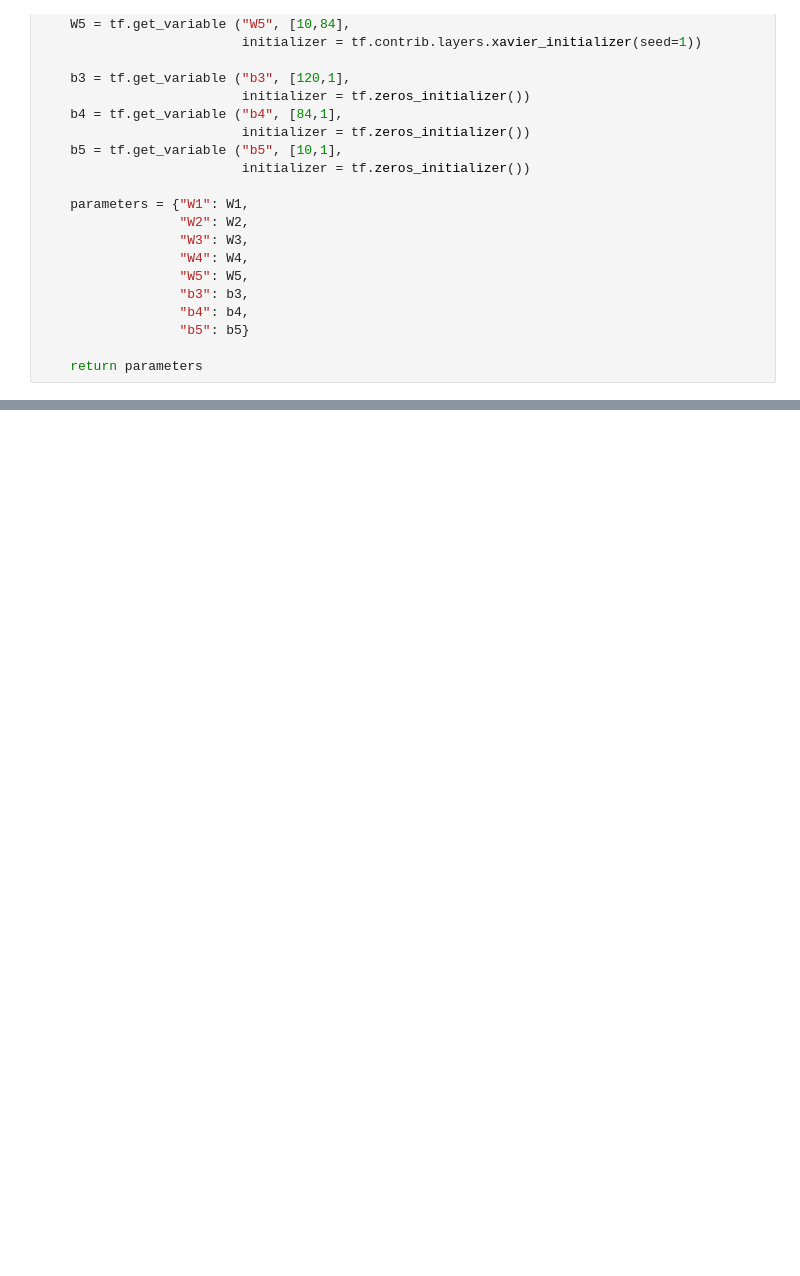
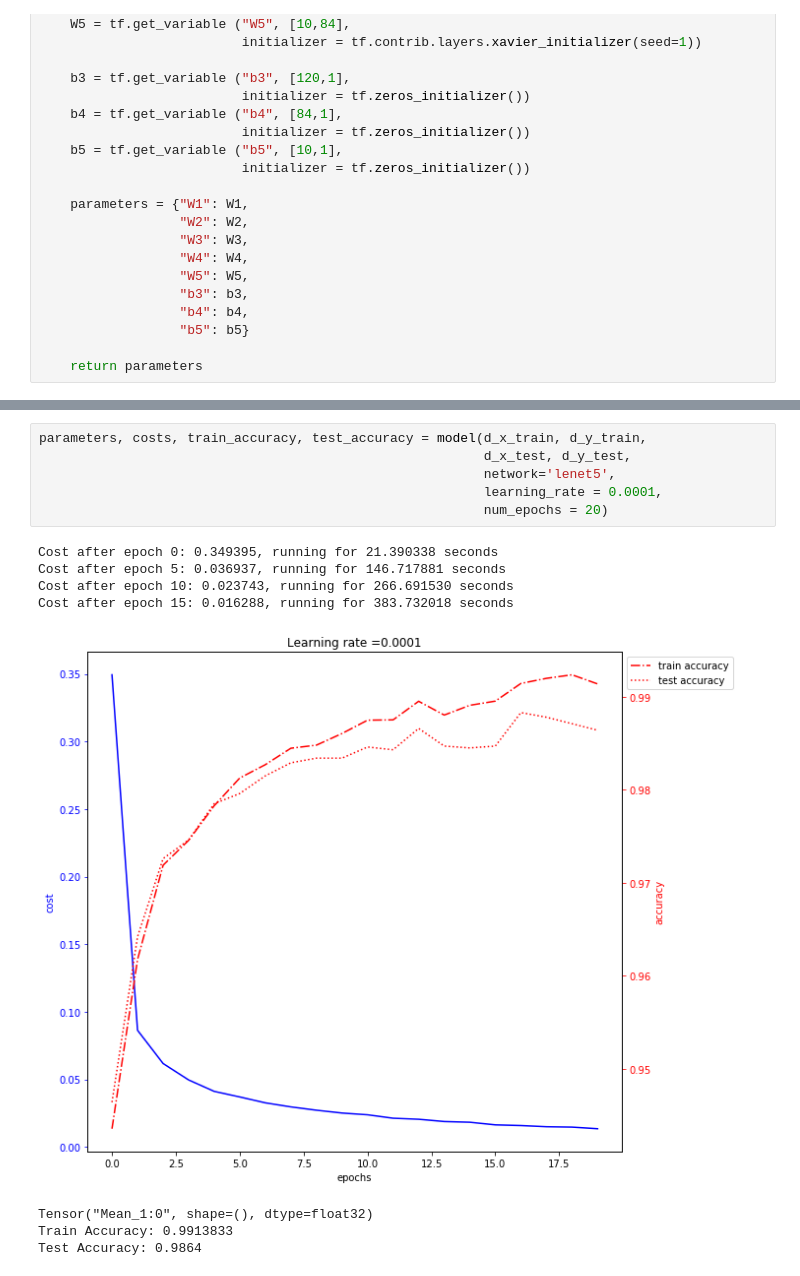
Before and after one commit to nicksexton/handwritten_digit_recognition, a Jupyter notebook: part 4 - fun with convolutional networks.ipynb, the cells around one changed output, grey strips where cells are left out. Drawn from its saved outputs; the diff is of its cells as text; blank space fills up the shorter version.

Commit message:
run lenet on the mnist

```diff
--- a/part 4 - fun with convolutional networks.ipynb
+++ b/part 4 - fun with convolutional networks.ipynb
@@ -467 +466,16 @@ def forward_propagation_lenet(X, parameters):
     return ZL
+# %%
+parameters, costs, train_accuracy, test_accuracy = model(d_x_train, d_y_train,
+                                                         d_x_test, d_y_test,
+                                                         network='lenet5',
+                                                         learning_rate = 0.0001,
+                                                         num_epochs = 20)
+# %% [output]
+Cost after epoch 0: 0.349395, running for 21.390338 seconds
+Cost after epoch 5: 0.036937, running for 146.717881 seconds
+Cost after epoch 10: 0.023743, running for 266.691530 seconds
+Cost after epoch 15: 0.016288, running for 383.732018 seconds
+[figure, added]
+Tensor("Mean_1:0", shape=(), dtype=float32)
+Train Accuracy: 0.9913833
+Test Accuracy: 0.9864
```
Also changed, not shown: parts of 6 cells of this notebook.
